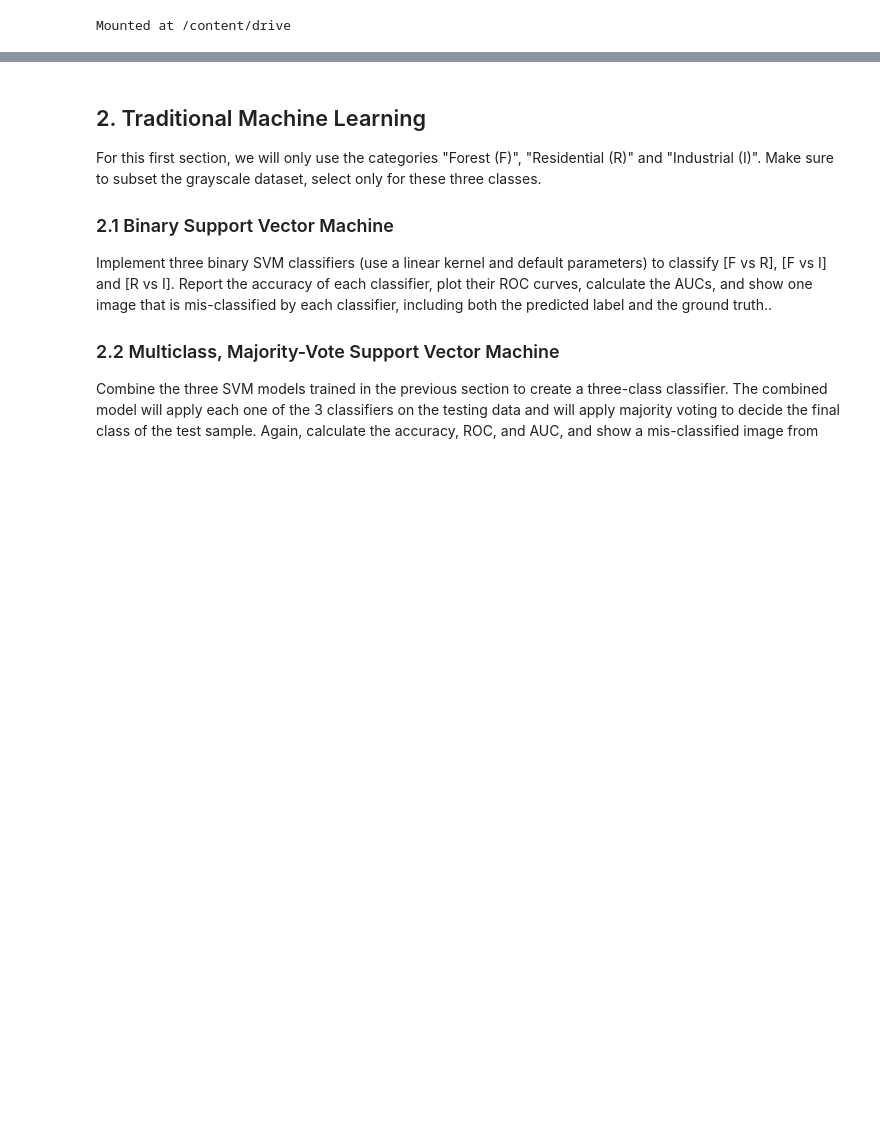
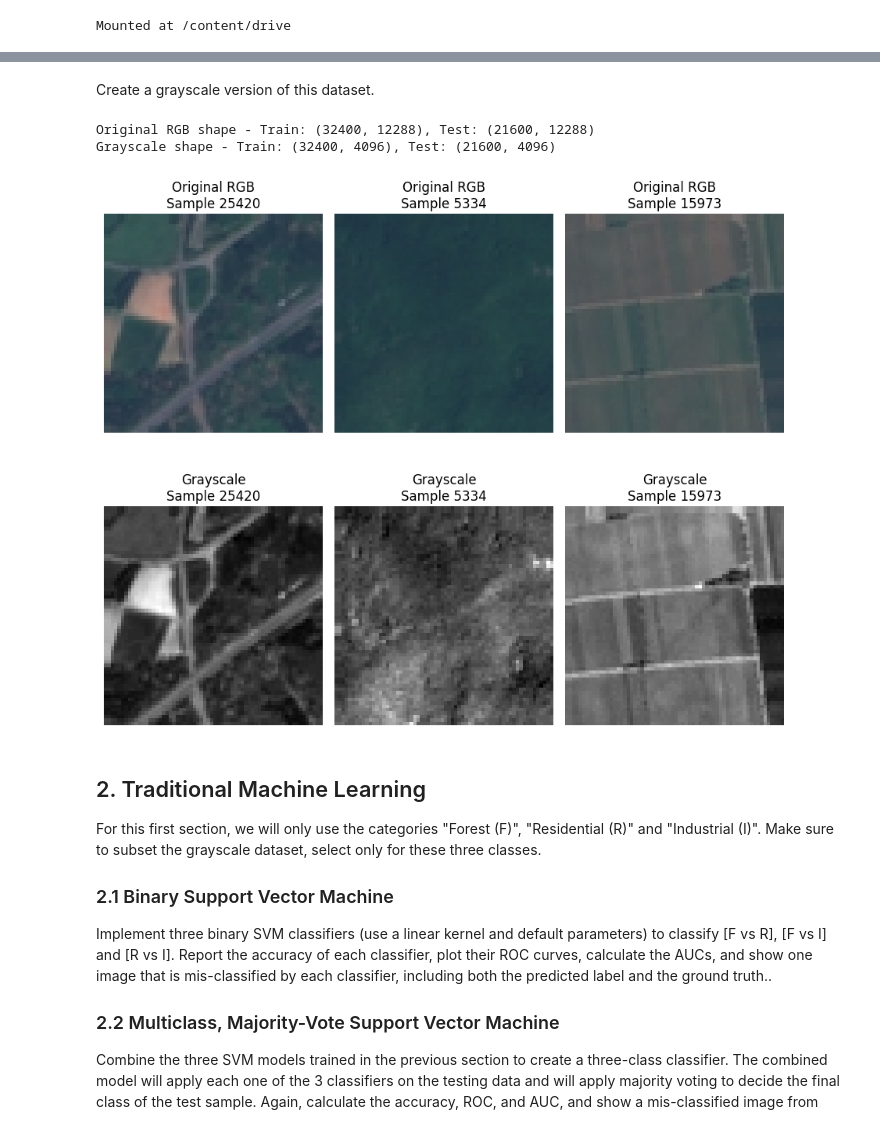
Before and after one commit to junyi2022/musa-650-remote-sensing, a Jupyter notebook: assignments/HW4/HW4.ipynb, the cells around one changed output, grey strips where cells are left out. Drawn from its saved outputs; the diff is of its cells as text; code cells hidden in the pictures; blank space fills up the shorter version.

```diff
--- a/assignments/HW4/HW4.ipynb
+++ b/assignments/HW4/HW4.ipynb
@@ -63,3 +280,52 @@ Lastly, create a grayscale version of this dataset. You will use this for the tr
+# %% [markdown]
+Create a grayscale version of this dataset.
+# %%
+def convert_to_grayscale(x_data):
+    """Convert flattened RGB images to grayscale (keeping channel dimension)"""
+    # Reshape to (n_samples, 64, 64, 3), convert to grayscale, then re-flatten
+    return np.array([
+        np.array(Image.fromarray(img.reshape(64, 64, 3)).convert('L'))  # 'L' mode for grayscale
+        .reshape(64*64)  # Flatten grayscale image
+        for img in tqdm(x_data, desc='Converting to grayscale')
+    ])
+
+# Convert both training and testing sets
+x_train_gray = convert_to_grayscale(x_train)
+x_test_gray = convert_to_grayscale(x_test)
+
+# Verify shapes
+print(f"Original RGB shape - Train: {x_train.shape}, Test: {x_test.shape}")
+print(f"Grayscale shape - Train: {x_train_gray.shape}, Test: {x_test_gray.shape}")
+# %% [output]
+Original RGB shape - Train: (32400, 12288), Test: (21600, 12288)
+Grayscale shape - Train: (32400, 4096), Test: (21600, 4096)
+# %%
+def plot_comparison_grid(original, grayscale, num_examples=3):
+    plt.figure(figsize=(9, 8))
+
+    # Create a grid: 2 rows (RGB top, grayscale bottom), num_examples columns
+    for i in range(num_examples):
+        idx = random.randint(0, len(original)-1)
+
+        # Top row: RGB images
+        plt.subplot(2, num_examples, i+1)  # 2 rows, num_examples cols, position i+1
+        plt.imshow(original[idx].reshape(64, 64, 3))
+        plt.title(f"Original RGB\nSample {idx}")
+        plt.axis('off')
+
+        # Bottom row: Grayscale versions
+        plt.subplot(2, num_examples, i+1 + num_examples)  # Same column, next row
+        plt.imshow(grayscale[idx].reshape(64, 64), cmap='gray')
+        plt.title(f"Grayscale\nSample {idx}")
+        plt.axis('off')
+
+    plt.tight_layout()
+    plt.show()
+
+# Plot 3 examples in grid format
+plot_comparison_grid(x_train, x_train_gray, num_examples=3)
+# %% [output]
+[figure, added]
 # %% [markdown]
 ## 2. Traditional Machine Learning
 
```
Also changed, not shown: parts of 18 cells of this notebook.
